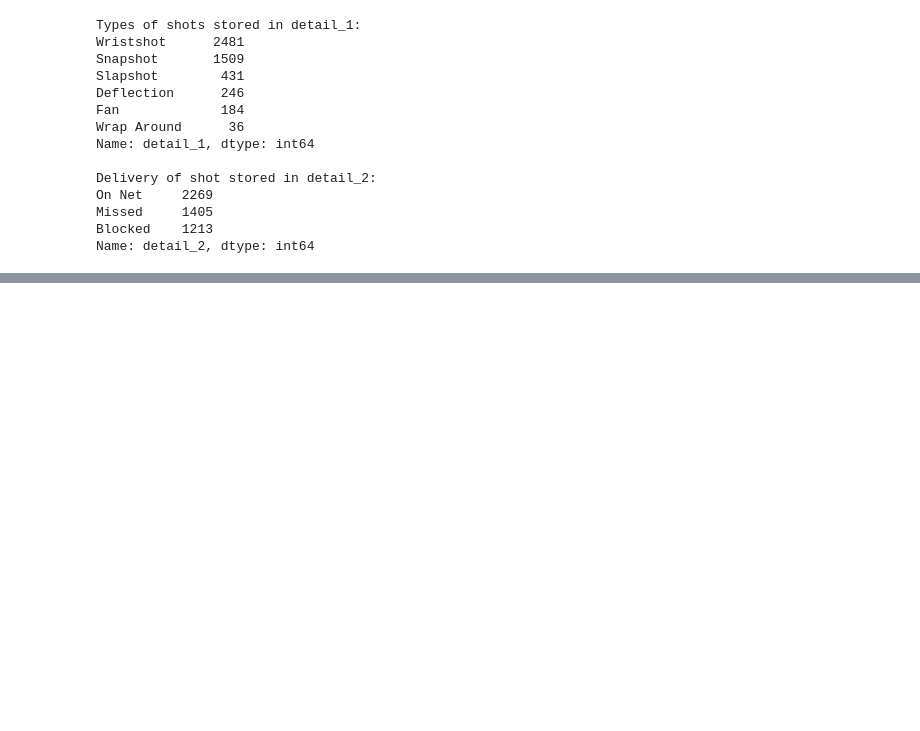
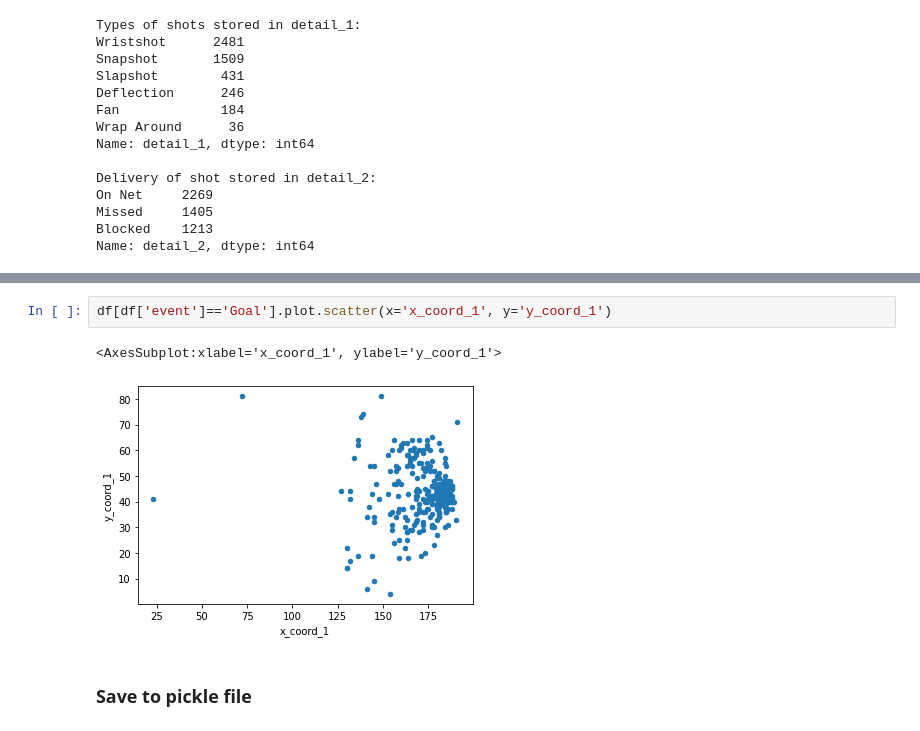
Before and after one commit to shawd420/Big-Data-Cup-2021, a Jupyter notebook: notebook/data_cleaner.ipynb, the cells around one changed output, grey strips where cells are left out. Cells and saved outputs as stored; diff of their text form; blank space fills up the shorter version.

```diff
--- a/notebook/data_cleaner.ipynb
+++ b/notebook/data_cleaner.ipynb
@@ -125,0 +132,7 @@ Name: detail_2, dtype: int64
+# %%
+df[df['event']=='Goal'].plot.scatter(x='x_coord_1', y='y_coord_1')
+# %% [output]
+<AxesSubplot:xlabel='x_coord_1', ylabel='y_coord_1'>
+[figure, added]
+# %% [markdown]
+### Save to pickle file
```
Also changed, not shown: parts of 2 cells of this notebook, 8 other files.
